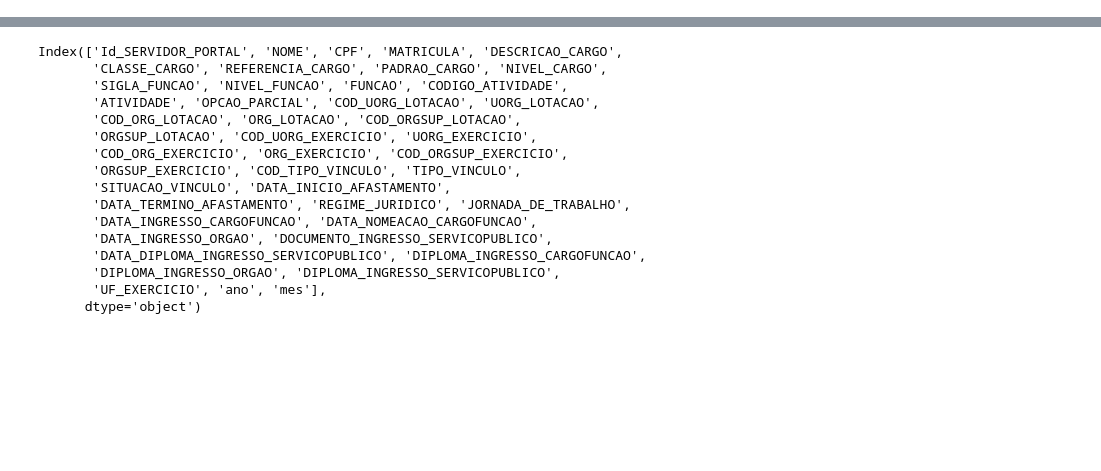
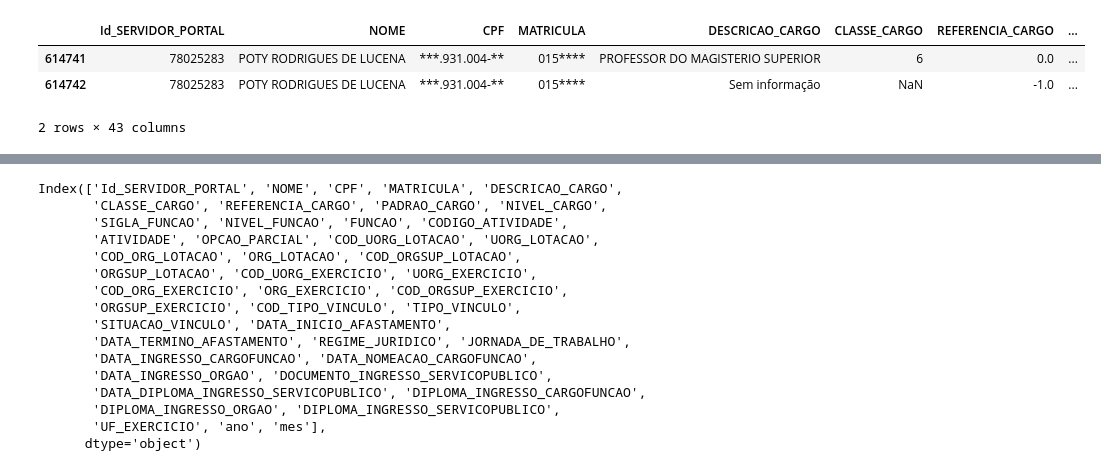
Before and after one commit to joaovaljoao/servidores-federais, a Jupyter notebook: notebooks/testes_transformacoes.ipynb, the cells around one changed output, grey strips where cells are left out. Drawn from its saved outputs; the diff is of its cells as text; code cells hidden in the pictures; blank space fills up the shorter version.

```diff
--- a/notebooks/testes_transformacoes.ipynb
+++ b/notebooks/testes_transformacoes.ipynb
@@ -34,2 +26,9 @@ Index(['Id_SERVIDOR_PORTAL', 'NOME', 'CPF', 'MATRICULA', 'DESCRICAO_CARGO',
+# %%
+df[df['NOME'] == 'POTY RODRIGUES DE LUCENA']
+# %% [output]
+|  | Id_SERVIDOR_PORTAL | NOME | CPF | MATRICULA | DESCRICAO_CARGO | CLASSE_CARGO | REFERENCIA_CARGO | ... |
+| 614741 | 78025283 | POTY RODRIGUES DE LUCENA | ***.931.004-** | 015**** | PROFESSOR DO MAGISTERIO SUPERIOR | 6 | 0.0 | ... |
+| 614742 | 78025283 | POTY RODRIGUES DE LUCENA | ***.931.004-** | 015**** | Sem informação | NaN | -1.0 | ... |
+2 rows × 43 columns
 # %%
 df[['COD_TIPO_VINCULO', 'TIPO_VINCULO']]
```
Also changed, not shown: parts of 13 cells of this notebook, 4 other files.
